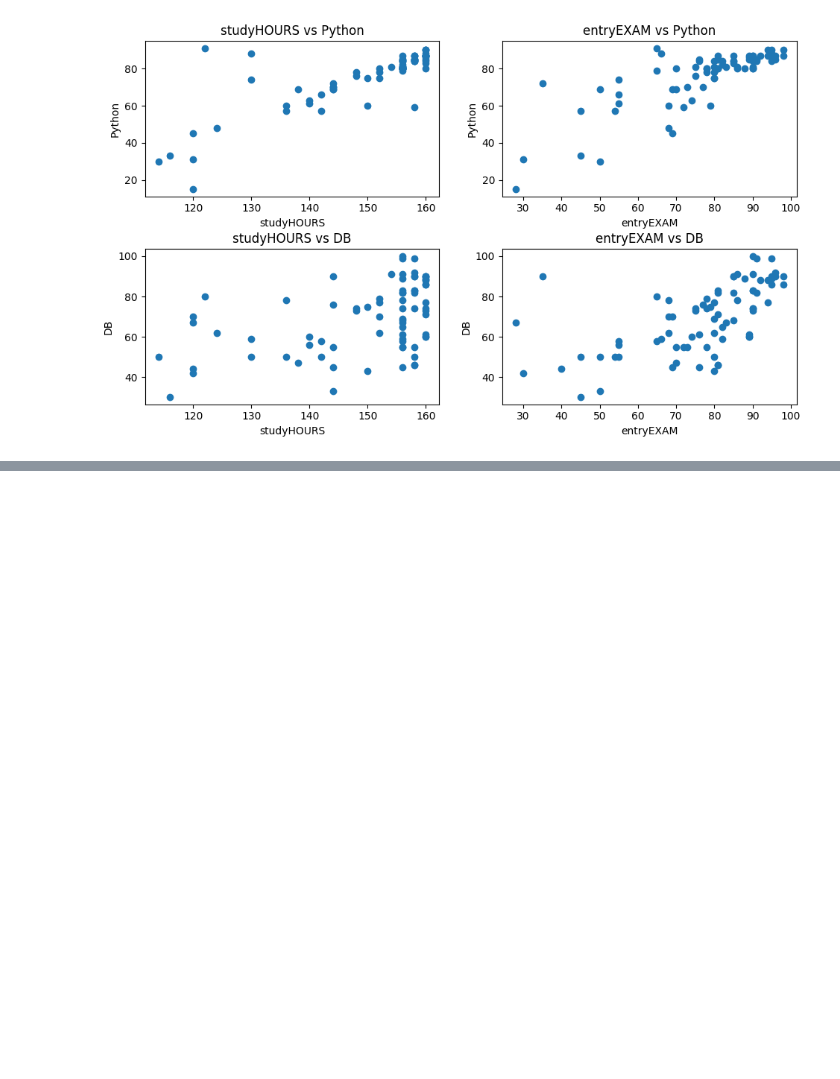
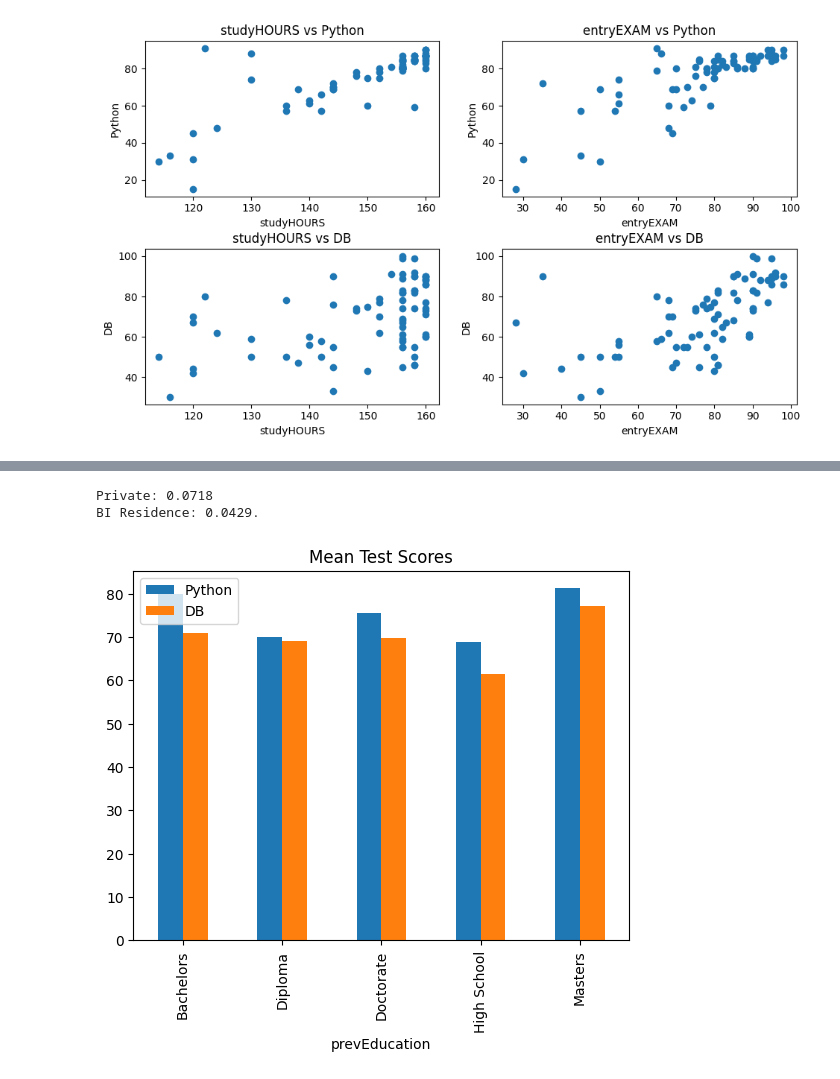
Before and after one commit to tbakas/data_analysis_projects, a Jupyter notebook: BI Data Cleaning.ipynb, the cells around one changed output, grey strips where cells are left out. Cells and saved outputs as stored; diff of their text form; code cells hidden in the pictures; blank space fills up the shorter version.

```diff
--- a/BI Data Cleaning.ipynb
+++ b/BI Data Cleaning.ipynb
@@ -258,0 +255,11 @@ But for both Python and DB scores, the correlations aren't very strong.
+# %%
+# We see not much difference in mean DB scores across residence. While for Python, we find that Sognsvann
+# residents scored about 6 to 7 percent higher on average. Assuming independece, the p-values for Songsvann
+# vs Private and BI Residence are:
+
+priv_p_value = get_p_value(residence_stats, 'Python', 'Private', 'Sognsvann')
+bi_p_value = get_p_value(residence_stats, 'Python', 'BI Residence', 'Sognsvann')
+print('Private:', priv_p_value, '\nBI Residence:', bi_p_value, end='.')
+# %% [output]
+Private: 0.0718
+BI Residence: 0.0429.
@@ -258,0 +272,5 @@ But for both Python and DB scores, the correlations aren't very strong.
+# %%
+# Education Level:
+barplots('prevEducation')
+# %% [output]
+[figure, added]
```
Also changed, not shown: parts of 32 cells of this notebook.
